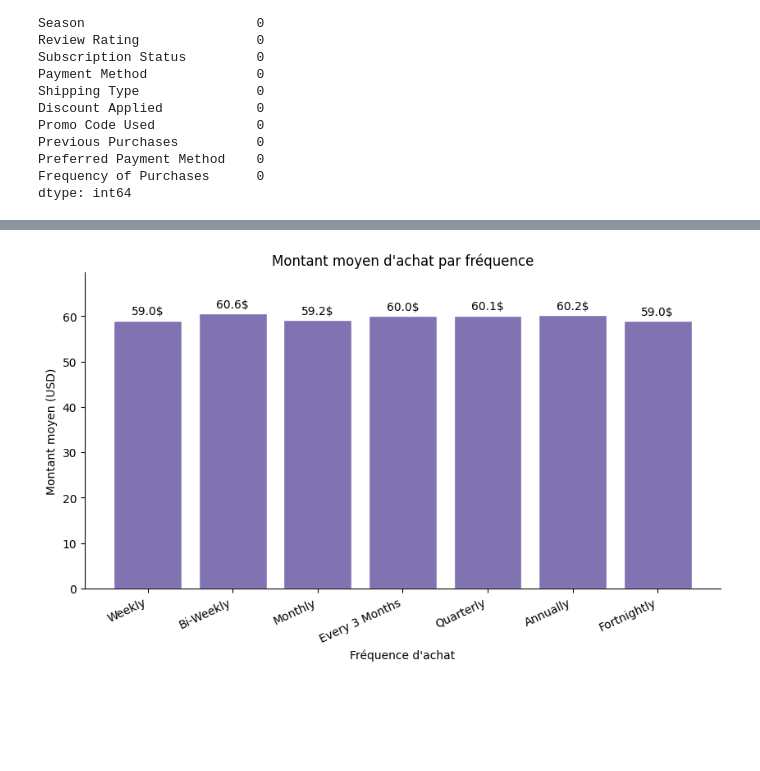
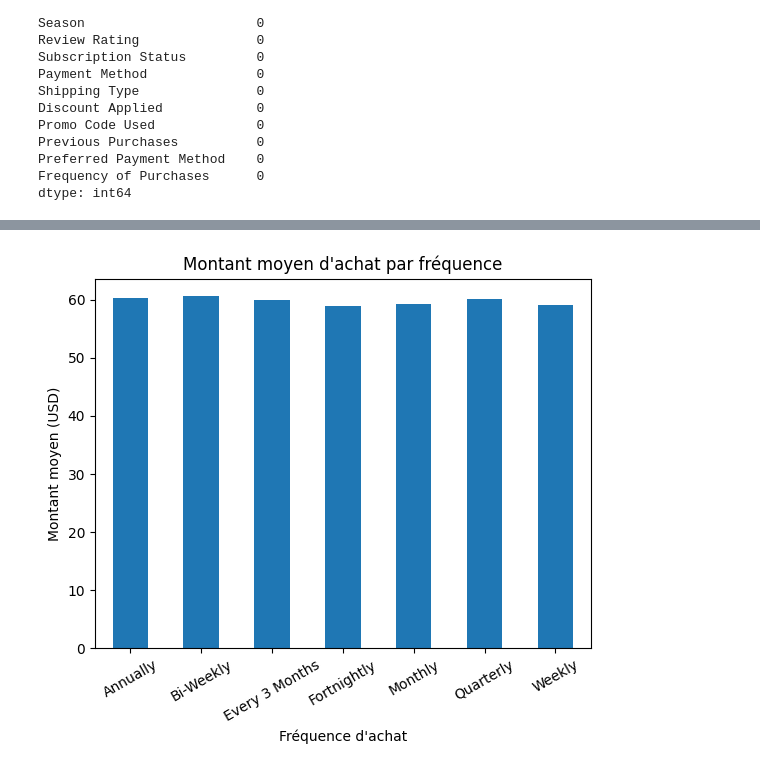
Before and after one commit to HediHachicha/Projet-DS, a Jupyter notebook: projet.ipynb, the cells around one changed output, grey strips where cells are left out. Cells and saved outputs as stored; diff of their text form; code cells hidden in the pictures; blank space fills up the shorter version.

```diff
--- a/projet.ipynb
+++ b/projet.ipynb
@@ -283,25 +221,10 @@ plt.show()
 # %%
-fig, ax = plt.subplots(figsize=(10, 5))
-
-freq_order = ['Weekly', 'Bi-Weekly', 'Monthly', 'Every 3 Months', 'Quarterly', 'Annually', 'Fortnightly']
-freq_order = [f for f in freq_order if f in df['Frequency of Purchases'].unique()]
-
-freq_avg = df.groupby('Frequency of Purchases')['Purchase Amount (USD)'].mean().reindex(freq_order).dropna()
-
-bars = ax.bar(freq_avg.index, freq_avg.values, color='#8172B2', edgecolor='white')
-
-ax.bar_label(bars, fmt='%.1f$', padding=3)
-
-ax.set_title("Montant moyen d'achat par fréquence")
-ax.set_xlabel("Fréquence d'achat")
-ax.set_ylabel('Montant moyen (USD)')
-
-ax.spines[['top', 'right']].set_visible(False)
-
-ax.set_ylim(0, freq_avg.max() * 1.15)
-
-plt.xticks(rotation=25, ha='right')
-
+freq_avg = df.groupby('Frequency of Purchases')['Purchase Amount (USD)'].mean()
+freq_avg.plot(kind='bar')
+plt.title("Montant moyen d'achat par fréquence")
+plt.xlabel("Fréquence d'achat")
+plt.ylabel("Montant moyen (USD)")
+plt.xticks(rotation=30)
 plt.show()
 # %% [output]
-[figure, old version]
+[figure, new version]
```
Also changed, not shown: parts of 6 cells of this notebook.
